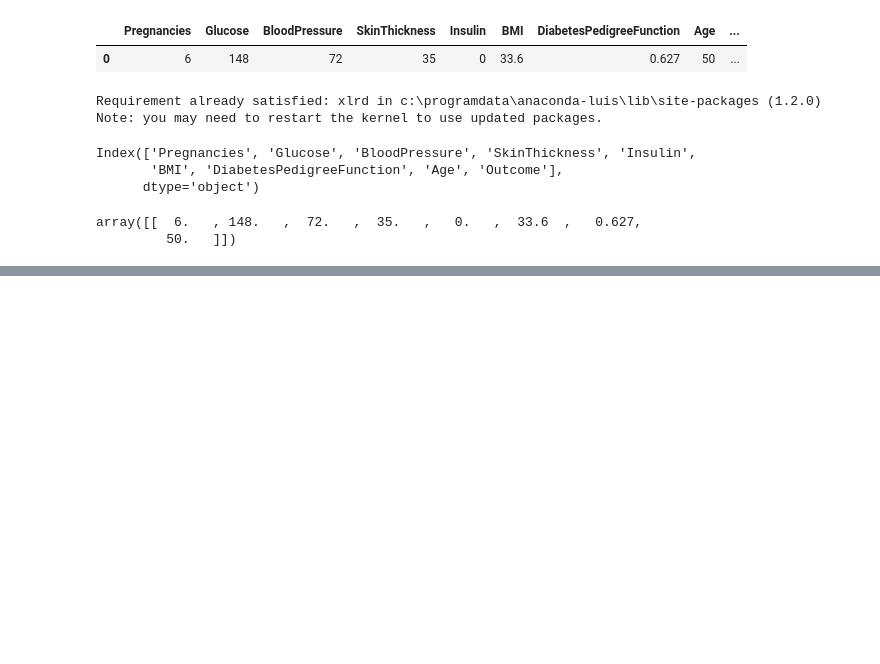
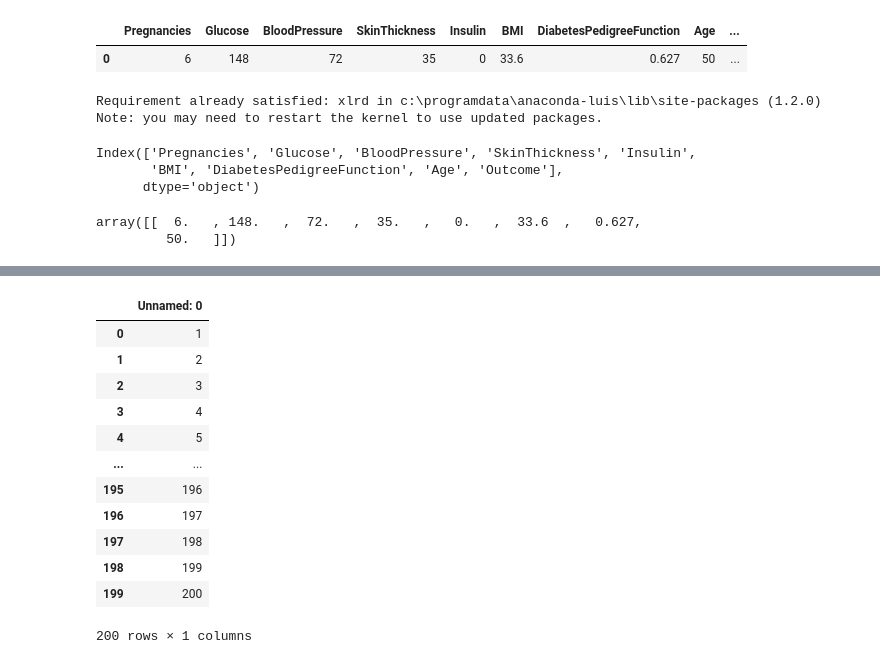
Before and after one commit to cristian-riosh/ML_Libro_de_Ligdi_Gonzalez, a Jupyter notebook: ML_1.ipynb, the cells around one changed output, grey strips where cells are left out. Saved outputs shown, nothing was run; the diff lists cells and outputs as text; code cells hidden in the pictures; blank space fills up the shorter version.

```diff
--- a/ML_1.ipynb
+++ b/ML_1.ipynb
@@ -582,0 +932,4 @@ array([[  6.   , 148.   ,  72.   ,  35.   ,   0.   ,  33.6  ,   0.627,
+# %%
+ruta=("G:/Mi unidad/CURSOS-ESPECIALIZACION/ML_Python-DMC/avance/data/advertising.csv")
+# %%
+data=pd.read_csv(ruta)
@@ -582,0 +956,16 @@ array([[  6.   , 148.   ,  72.   ,  35.   ,   0.   ,  33.6  ,   0.627,
+# %%
+data.iloc[:,[0]]
+# %% [output]
+|  | Unnamed: 0 |
+| 0 | 1 |
+| 1 | 2 |
+| 2 | 3 |
+| 3 | 4 |
+| 4 | 5 |
+| ... | ... |
+| 195 | 196 |
+| 196 | 197 |
+| 197 | 198 |
+| 198 | 199 |
+| 199 | 200 |
+200 rows × 1 columns
```
Also changed, not shown: parts of 74 cells of this notebook.
